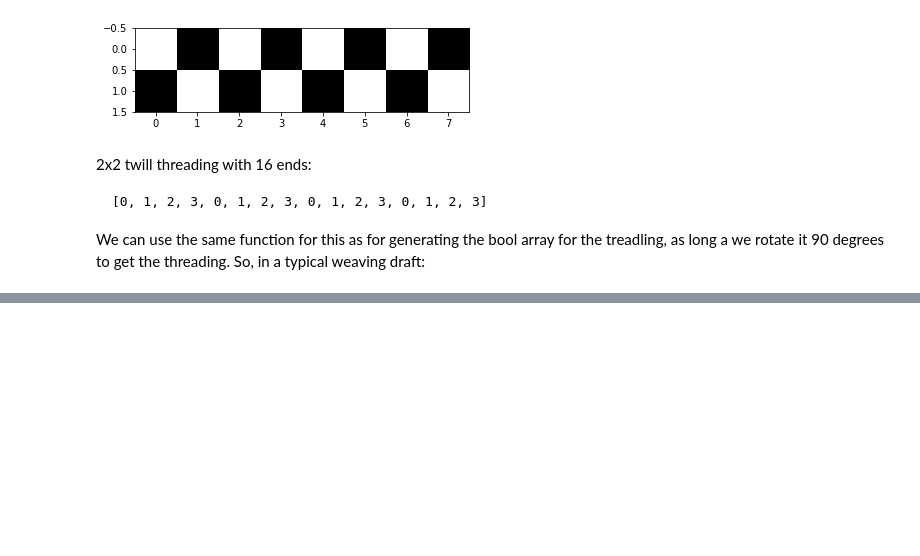
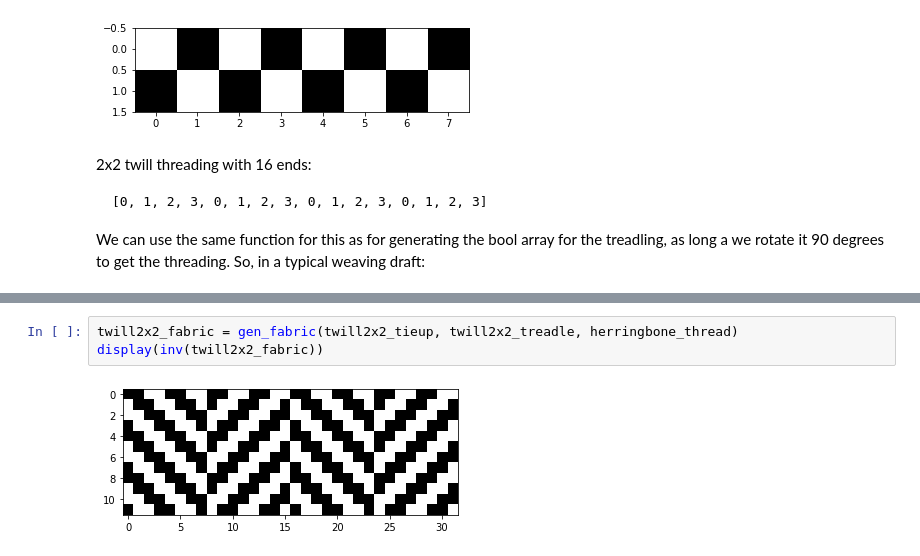
Before and after one commit to elizabethpankratz/weaving-draft-generator, a Jupyter notebook: weaving-draft-generator.ipynb, the cells around one changed output, grey strips where cells are left out. Drawn from its saved outputs; the diff is of its cells as text; blank space fills up the shorter version.

```diff
--- a/weaving-draft-generator.ipynb
+++ b/weaving-draft-generator.ipynb
@@ -215,0 +335,5 @@ The fabric is generated as a function of the tie-up, treadling, and threading.
+# %%
+twill2x2_fabric = gen_fabric(twill2x2_tieup, twill2x2_treadle, herringbone_thread)
+display(inv(twill2x2_fabric))
+# %% [output]
+[figure, added]
```
Also changed, not shown: parts of 31 cells of this notebook.
